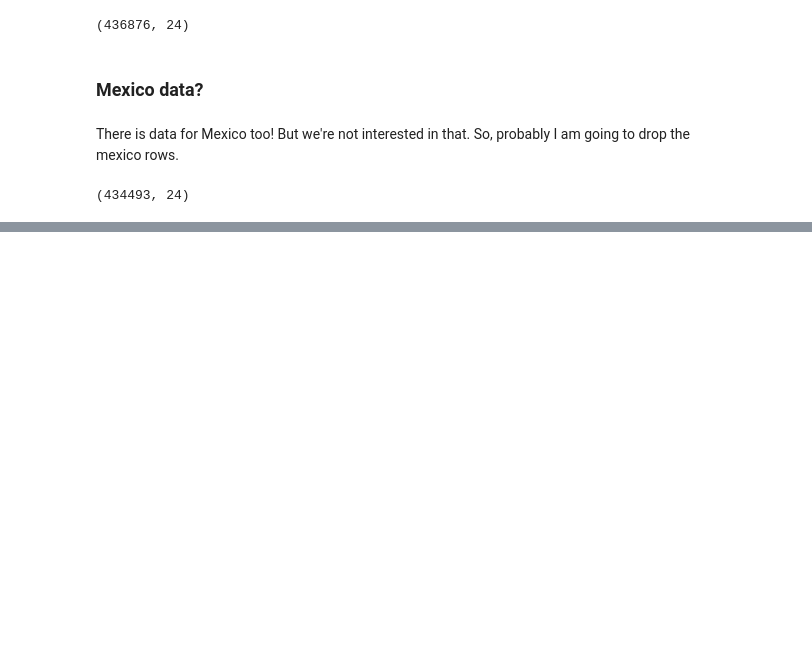
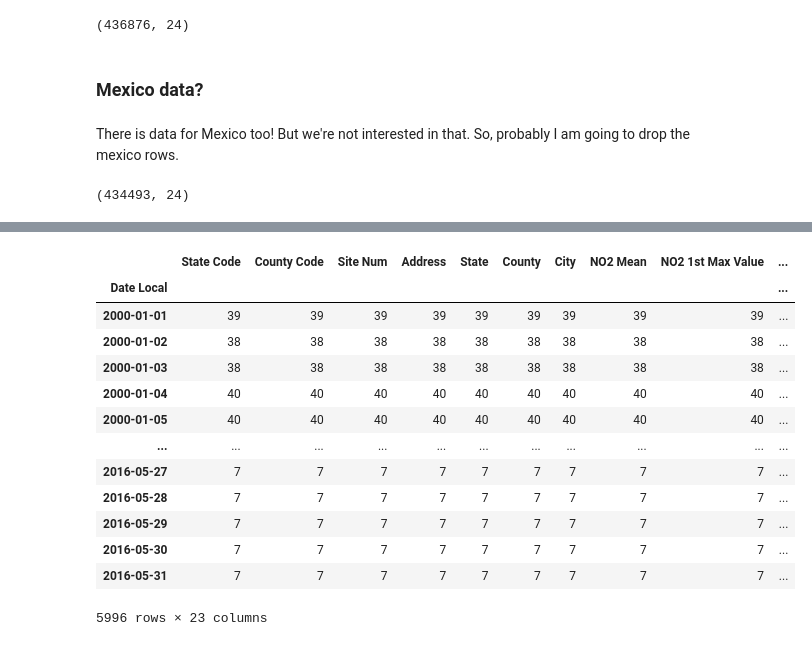
Before and after one commit to ar-ambuj23/dataviz-project2019, a Jupyter notebook: code/data_preprocessing.ipynb, the cells around one changed output, grey strips where cells are left out. Cells and saved outputs as stored; diff of their text form; code cells hidden in the pictures; blank space fills up the shorter version.

```diff
--- a/code/data_preprocessing.ipynb
+++ b/code/data_preprocessing.ipynb
@@ -142,0 +171,17 @@ data.shape
+# %%
+data.groupby('Date Local').count()
+# %% [output]
+|  | State Code | County Code | Site Num | Address | State | County | City | NO2 Mean | NO2 1st Max Value | ... |
+| Date Local |  |  |  |  |  |  |  |  |  | ... |
+| 2000-01-01 | 39 | 39 | 39 | 39 | 39 | 39 | 39 | 39 | 39 | ... |
+| 2000-01-02 | 38 | 38 | 38 | 38 | 38 | 38 | 38 | 38 | 38 | ... |
+| 2000-01-03 | 38 | 38 | 38 | 38 | 38 | 38 | 38 | 38 | 38 | ... |
+| 2000-01-04 | 40 | 40 | 40 | 40 | 40 | 40 | 40 | 40 | 40 | ... |
+| 2000-01-05 | 40 | 40 | 40 | 40 | 40 | 40 | 40 | 40 | 40 | ... |
+| ... | ... | ... | ... | ... | ... | ... | ... | ... | ... | ... |
+| 2016-05-27 | 7 | 7 | 7 | 7 | 7 | 7 | 7 | 7 | 7 | ... |
+| 2016-05-28 | 7 | 7 | 7 | 7 | 7 | 7 | 7 | 7 | 7 | ... |
+| 2016-05-29 | 7 | 7 | 7 | 7 | 7 | 7 | 7 | 7 | 7 | ... |
+| 2016-05-30 | 7 | 7 | 7 | 7 | 7 | 7 | 7 | 7 | 7 | ... |
+| 2016-05-31 | 7 | 7 | 7 | 7 | 7 | 7 | 7 | 7 | 7 | ... |
+5996 rows × 23 columns
```
Also changed, not shown: parts of 5 cells of this notebook, 8 other files.
